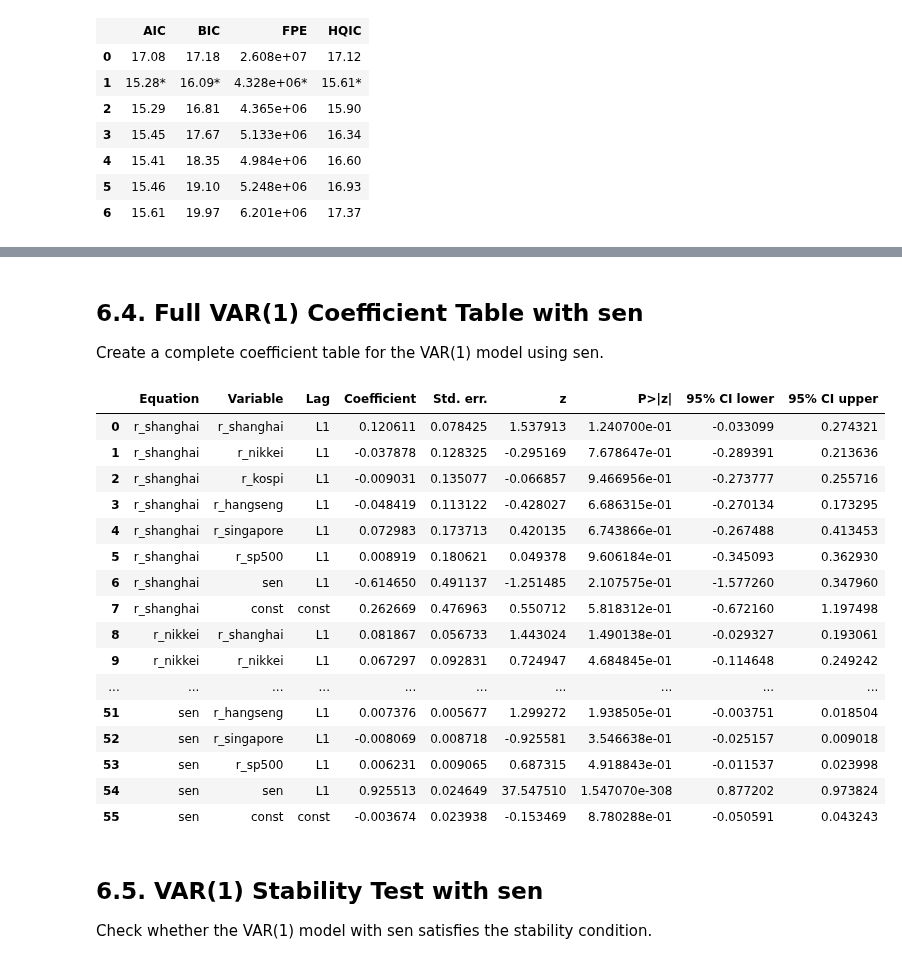
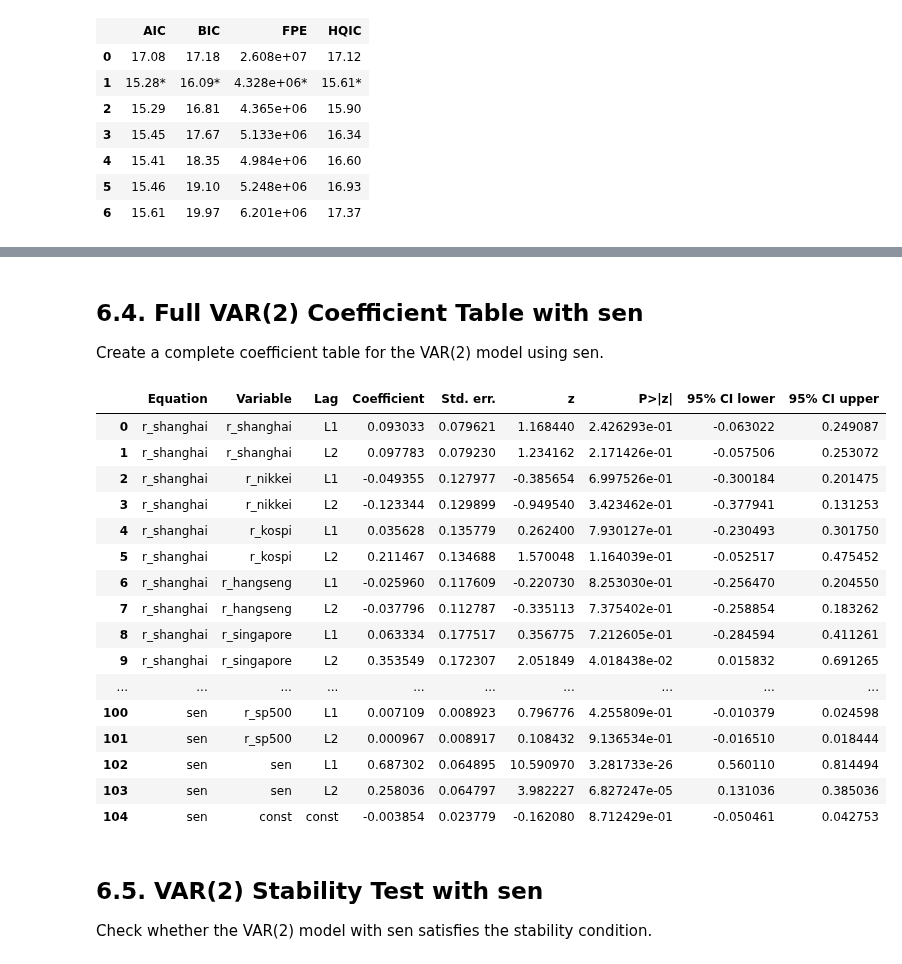
Before and after one commit to yang2094582004-ai/MSIN0114---Dissertation, a Jupyter notebook: S&P 500.ipynb, the cells around one changed output, grey strips where cells are left out. Saved outputs shown, nothing was run; the diff lists cells and outputs as text; code cells hidden in the pictures.

```diff
--- a/S&P 500.ipynb
+++ b/S&P 500.ipynb
@@ -1557,5 +1558,5 @@ Estimate the VAR model with one lag using market returns and the constructed sen
 # %%
-# Estimate the VAR(1) model with sen.
+# Estimate the VAR(2) model with sen.
 var_vars_sen = [
     "r_shanghai",
     "r_nikkei",
@@ -1569,10 +1570,10 @@ var_vars_sen = [
 var_data_sen = analysis_df[var_vars_sen].dropna().copy()
 var_model_sen = VAR(var_data_sen)
 
-# fit(1) includes lag 1.
-var_results_sen_lag1 = var_model_sen.fit(1)
+# fit(2) includes lags 1 and 2.
+var_results_sen_lag2 = var_model_sen.fit(2)
 
-print(var_results_sen_lag1.summary())
+print(var_results_sen_lag2.summary())
 # %% [output]
   Summary of Regression Results
 ==================================
@@ -1594,13 +1595,13 @@ sen              0.126491 -0.018883 -0.009532   -0.037128     0.042528  0.021716
 # %% [markdown]
-## 6.4. Full VAR(1) Coefficient Table with sen
+## 6.4. Full VAR(2) Coefficient Table with sen
 
-Create a complete coefficient table for the VAR(1) model using sen.
+Create a complete coefficient table for the VAR(2) model using sen.
 # %%
-# Complete coefficient table for the VAR(1) model with sen.
-params = var_results_sen_lag1.params
-stderr = var_results_sen_lag1.stderr
-zvalues = var_results_sen_lag1.tvalues
-pvalues = var_results_sen_lag1.pvalues
+# Complete coefficient table for the VAR(2) model with sen.
+params = var_results_sen_lag2.params
+stderr = var_results_sen_lag2.stderr
+zvalues = var_results_sen_lag2.tvalues
+pvalues = var_results_sen_lag2.pvalues
 
 z_crit = norm.ppf(0.975)
 
@@ -1616,7 +1617,8 @@ base_variables = [
 
 ordered_parameters = []
 for base_var in base_variables:
-    ordered_parameters.append(f"L1.{base_var}")
+    for lag_number in range(1, 3):
+        ordered_parameters.append(f"L{lag_number}.{base_var}")
 ordered_parameters.append("const")
 
 rows = []
@@ -1631,55 +1633,55 @@ for equation in params.columns:
         z = zvalues.loc[variable, equation]
         p = pvalues.loc[variable, equation]
         ci_lower = coef - z_crit * se
         ci_upper = coef + z_crit * se
 
         if variable == "const":
             lag = "const"
             variable_name = "const"
         else:
             lag, variable_name = variable.split(".", 1)
 
         rows.append({
             "Equation": equation,
             "Variable": variable_name,
             "Lag": lag,
             "Coefficient": coef,
             "Std. err.": se,
             "z": z,
             "P>|z|": p,
             "95% CI lower": ci_lower,
             "95% CI upper": ci_upper
         })
 
-var_sen_lag1_full_table = pd.DataFrame(rows)
+var_sen_lag2_full_table = pd.DataFrame(rows)
 
 pd.set_option("display.max_rows", None)
 pd.set_option("display.max_columns", None)
 pd.set_option("display.width", None)
 
-display(var_sen_lag1_full_table)
+display(var_sen_lag2_full_table)
 # %% [output]
 |  | Equation | Variable | Lag | Coefficient | Std. err. | z | P>|z| | 95% CI lower | 95% CI upper |
-| 0 | r_shanghai | r_shanghai | L1 | 0.120611 | 0.078425 | 1.537913 | 1.240700e-01 | -0.033099 | 0.274321 |
-| 1 | r_shanghai | r_nikkei | L1 | -0.037878 | 0.128325 | -0.295169 | 7.678647e-01 | -0.289391 | 0.213636 |
-| 2 | r_shanghai | r_kospi | L1 | -0.009031 | 0.135077 | -0.066857 | 9.466956e-01 | -0.273777 | 0.255716 |
-| 3 | r_shanghai | r_hangseng | L1 | -0.048419 | 0.113122 | -0.428027 | 6.686315e-01 | -0.270134 | 0.173295 |
-| 4 | r_shanghai | r_singapore | L1 | 0.072983 | 0.173713 | 0.420135 | 6.743866e-01 | -0.267488 | 0.413453 |
-| 5 | r_shanghai | r_sp500 | L1 | 0.008919 | 0.180621 | 0.049378 | 9.606184e-01 | -0.345093 | 0.362930 |
-| 6 | r_shanghai | sen | L1 | -0.614650 | 0.491137 | -1.251485 | 2.107575e-01 | -1.577260 | 0.347960 |
-| 7 | r_shanghai | const | const | 0.262669 | 0.476963 | 0.550712 | 5.818312e-01 | -0.672160 | 1.197498 |
-| 8 | r_nikkei | r_shanghai | L1 | 0.081867 | 0.056733 | 1.443024 | 1.490138e-01 | -0.029327 | 0.193061 |
-| 9 | r_nikkei | r_nikkei | L1 | 0.067297 | 0.092831 | 0.724947 | 4.684845e-01 | -0.114648 | 0.249242 |
+| 0 | r_shanghai | r_shanghai | L1 | 0.093033 | 0.079621 | 1.168440 | 2.426293e-01 | -0.063022 | 0.249087 |
+| 1 | r_shanghai | r_shanghai | L2 | 0.097783 | 0.079230 | 1.234162 | 2.171426e-01 | -0.057506 | 0.253072 |
+| 2 | r_shanghai | r_nikkei | L1 | -0.049355 | 0.127977 | -0.385654 | 6.997526e-01 | -0.300184 | 0.201475 |
+| 3 | r_shanghai | r_nikkei | L2 | -0.123344 | 0.129899 | -0.949540 | 3.423462e-01 | -0.377941 | 0.131253 |
+| 4 | r_shanghai | r_kospi | L1 | 0.035628 | 0.135779 | 0.262400 | 7.930127e-01 | -0.230493 | 0.301750 |
+| 5 | r_shanghai | r_kospi | L2 | 0.211467 | 0.134688 | 1.570048 | 1.164039e-01 | -0.052517 | 0.475452 |
+| 6 | r_shanghai | r_hangseng | L1 | -0.025960 | 0.117609 | -0.220730 | 8.253030e-01 | -0.256470 | 0.204550 |
+| 7 | r_shanghai | r_hangseng | L2 | -0.037796 | 0.112787 | -0.335113 | 7.375402e-01 | -0.258854 | 0.183262 |
+| 8 | r_shanghai | r_singapore | L1 | 0.063334 | 0.177517 | 0.356775 | 7.212605e-01 | -0.284594 | 0.411261 |
+| 9 | r_shanghai | r_singapore | L2 | 0.353549 | 0.172307 | 2.051849 | 4.018438e-02 | 0.015832 | 0.691265 |
 | ... | ... | ... | ... | ... | ... | ... | ... | ... | ... |
-| 51 | sen | r_hangseng | L1 | 0.007376 | 0.005677 | 1.299272 | 1.938505e-01 | -0.003751 | 0.018504 |
-| 52 | sen | r_singapore | L1 | -0.008069 | 0.008718 | -0.925581 | 3.546638e-01 | -0.025157 | 0.009018 |
-| 53 | sen | r_sp500 | L1 | 0.006231 | 0.009065 | 0.687315 | 4.918843e-01 | -0.011537 | 0.023998 |
-| 54 | sen | sen | L1 | 0.925513 | 0.024649 | 37.547510 | 1.547070e-308 | 0.877202 | 0.973824 |
-| 55 | sen | const | const | -0.003674 | 0.023938 | -0.153469 | 8.780288e-01 | -0.050591 | 0.043243 |
+| 100 | sen | r_sp500 | L1 | 0.007109 | 0.008923 | 0.796776 | 4.255809e-01 | -0.010379 | 0.024598 |
+| 101 | sen | r_sp500 | L2 | 0.000967 | 0.008917 | 0.108432 | 9.136534e-01 | -0.016510 | 0.018444 |
+| 102 | sen | sen | L1 | 0.687302 | 0.064895 | 10.590970 | 3.281733e-26 | 0.560110 | 0.814494 |
+| 103 | sen | sen | L2 | 0.258036 | 0.064797 | 3.982227 | 6.827247e-05 | 0.131036 | 0.385036 |
+| 104 | sen | const | const | -0.003854 | 0.023779 | -0.162080 | 8.712429e-01 | -0.050461 | 0.042753 |
 # %% [markdown]
-## 6.5. VAR(1) Stability Test with sen
+## 6.5. VAR(2) Stability Test with sen
 
-Check whether the VAR(1) model with sen satisfies the stability condition.
+Check whether the VAR(2) model with sen satisfies the stability condition.
 # %%
 # Stability test using companion-matrix eigenvalues.
 # The VAR is stable when all eigenvalue moduli are less than 1.
```
Also changed, not shown: parts of 8 cells of this notebook, 2 other files.
